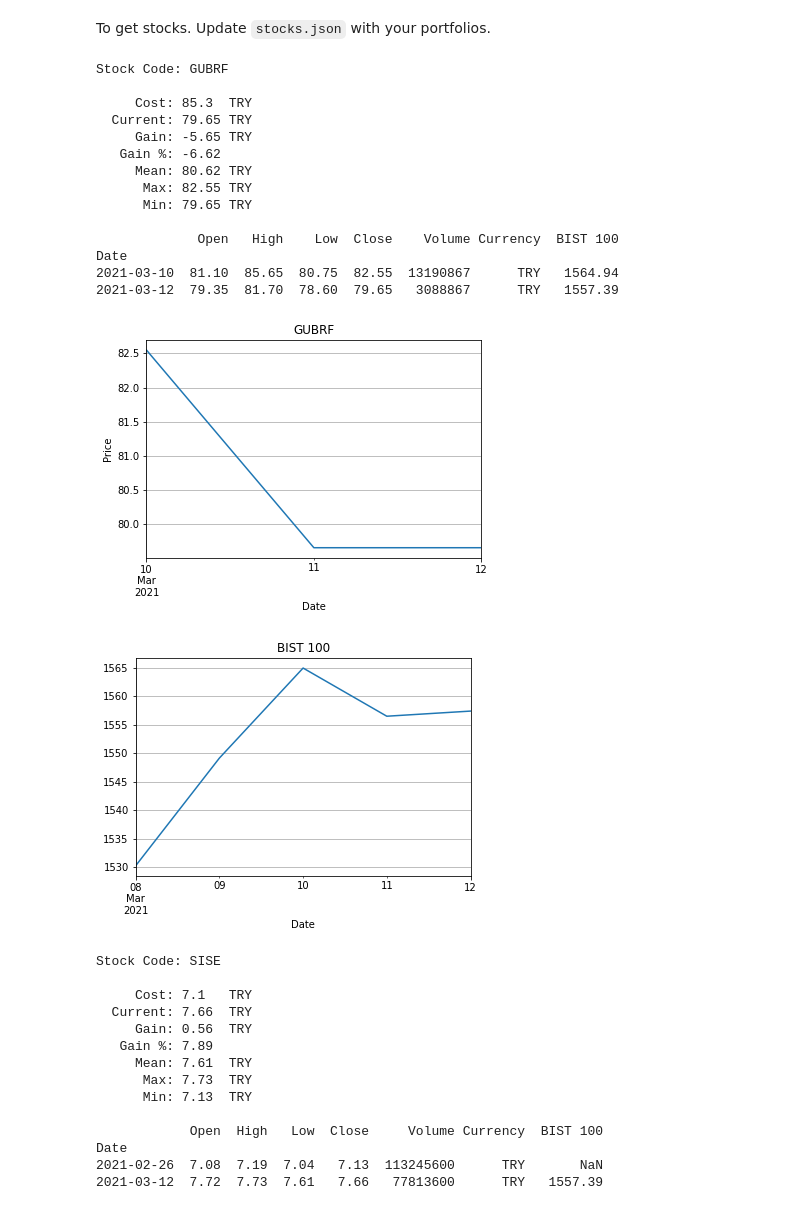
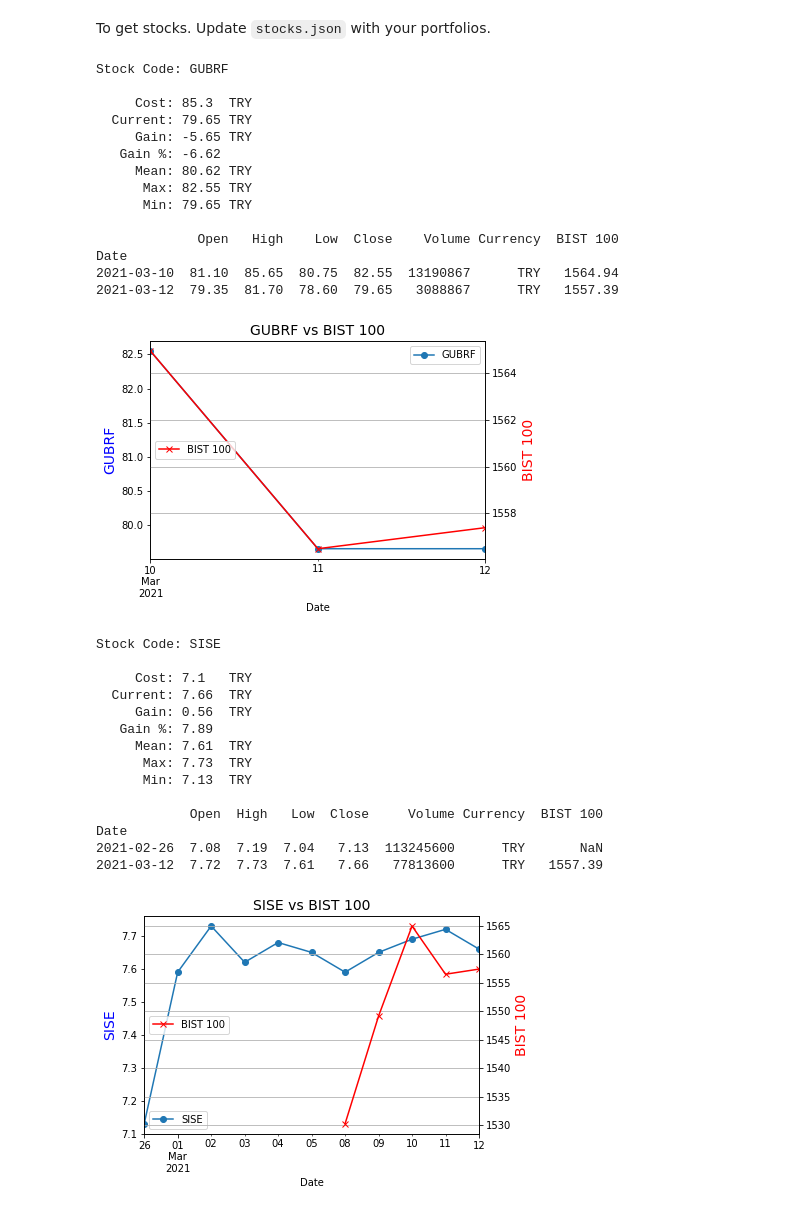
Before and after one commit to kumbasar/portfolios, a Jupyter notebook: Portoflios.ipynb, the cells around one changed output. Saved outputs shown, nothing was run; the diff lists cells and outputs as text; code cells hidden in the pictures.

Commit message:
plot stok and index in the same figure

```diff
--- a/Portoflios.ipynb
+++ b/Portoflios.ipynb
@@ -25,52 +45,59 @@ for stk in conf['stocks']:
                                             from_date=stk['purchase_date'], to_date=today)
     df_bist = investpy.get_index_historical_data(index=conf['index'], country=conf['country'],
                                             from_date="8/3/2021", to_date=today)
-    df[index] = df_bist["Close"]
+    df[conf['index']] = df_bist["Close"]
     stk_mean = df["Close"].mean()
     stk_max = df["Close"].max()
     stk_min = df["Close"].min()
 
     print("\nStock Code: {}\n".format(stk['code']))
     print("{:>10} {:<5} TRY".format("Cost:", stk['price']))
     print("{:>10} {:<5} TRY".format("Current:", df['Close'].iloc[-1]))
     print("{:>10} {:<5} TRY".format("Gain:", round(df['Close'].iloc[-1]-stk['price'], 2)))
     print("{:>10} {:<5}".format("Gain %:", round(100*(df['Close'].iloc[-1]/stk['price']-1), 2)))
     print("{:>10} {:<5} TRY".format("Mean:", round(stk_mean, 2)))
     print("{:>10} {:<5} TRY".format("Max:", stk_max))
     print("{:>10} {:<5} TRY\n".format("Min:", stk_min))
     print(pd.concat([df.head(1), df.tail(1)]))
 
-    df.plot(y='Close', ylabel='Price', title=stk['code'], grid=True, legend=False)
-    df_bist.plot(y='Close', title=conf['index'], grid=True, legend=False)
+    fig0, ax0 = plt.subplots()
+    ax1 = ax0.twinx()
+    df.plot(y='Close', marker="o", ax=ax0, label=stk['code'])
+    df.plot(y=conf['index'], color="red", marker="x", ax=ax1, label=conf['index'])
+    plt.legend(loc='center left')
+    plt.title("{} vs {}".format(stk['code'], conf['index']), fontsize=14)
+    plt.grid(True)
+    ax0.set_ylabel(stk['code'], fontsize=14, color="blue")
+    ax1.set_ylabel(conf['index'], fontsize=14, color="red")
     plt.show()
 # %% [output]
 Stock Code: GUBRF
 
      Cost: 85.3  TRY
   Current: 79.65 TRY
      Gain: -5.65 TRY
    Gain %: -6.62
      Mean: 80.62 TRY
       Max: 82.55 TRY
       Min: 79.65 TRY
 
              Open   High    Low  Close    Volume Currency  BIST 100
 Date
 2021-03-10  81.10  85.65  80.75  82.55  13190867      TRY   1564.94
 2021-03-12  79.35  81.70  78.60  79.65   3088867      TRY   1557.39
-[figure, old version]
+[figure, new version]
+Stock Code: SISE
+
+     Cost: 7.1   TRY
+  Current: 7.66  TRY
+     Gain: 0.56  TRY
+   Gain %: 7.89
+     Mean: 7.61  TRY
+      Max: 7.73  TRY
+      Min: 7.13  TRY
+
+            Open  High   Low  Close     Volume Currency  BIST 100
+Date
+2021-02-26  7.08  7.19  7.04   7.13  113245600      TRY       NaN
+2021-03-12  7.72  7.73  7.61   7.66   77813600      TRY   1557.39
-[figure, old version]
+[figure, new version]
-Stock Code: SISE
-
-     Cost: 7.1   TRY
-  Current: 7.66  TRY
-     Gain: 0.56  TRY
-   Gain %: 7.89
-     Mean: 7.61  TRY
-      Max: 7.73  TRY
-      Min: 7.13  TRY
-
-            Open  High   Low  Close     Volume Currency  BIST 100
-Date
-2021-02-26  7.08  7.19  7.04   7.13  113245600      TRY       NaN
-2021-03-12  7.72  7.73  7.61   7.66   77813600      TRY   1557.39
```
Also changed, not shown: parts of 2 cells of this notebook, 1 other file.
